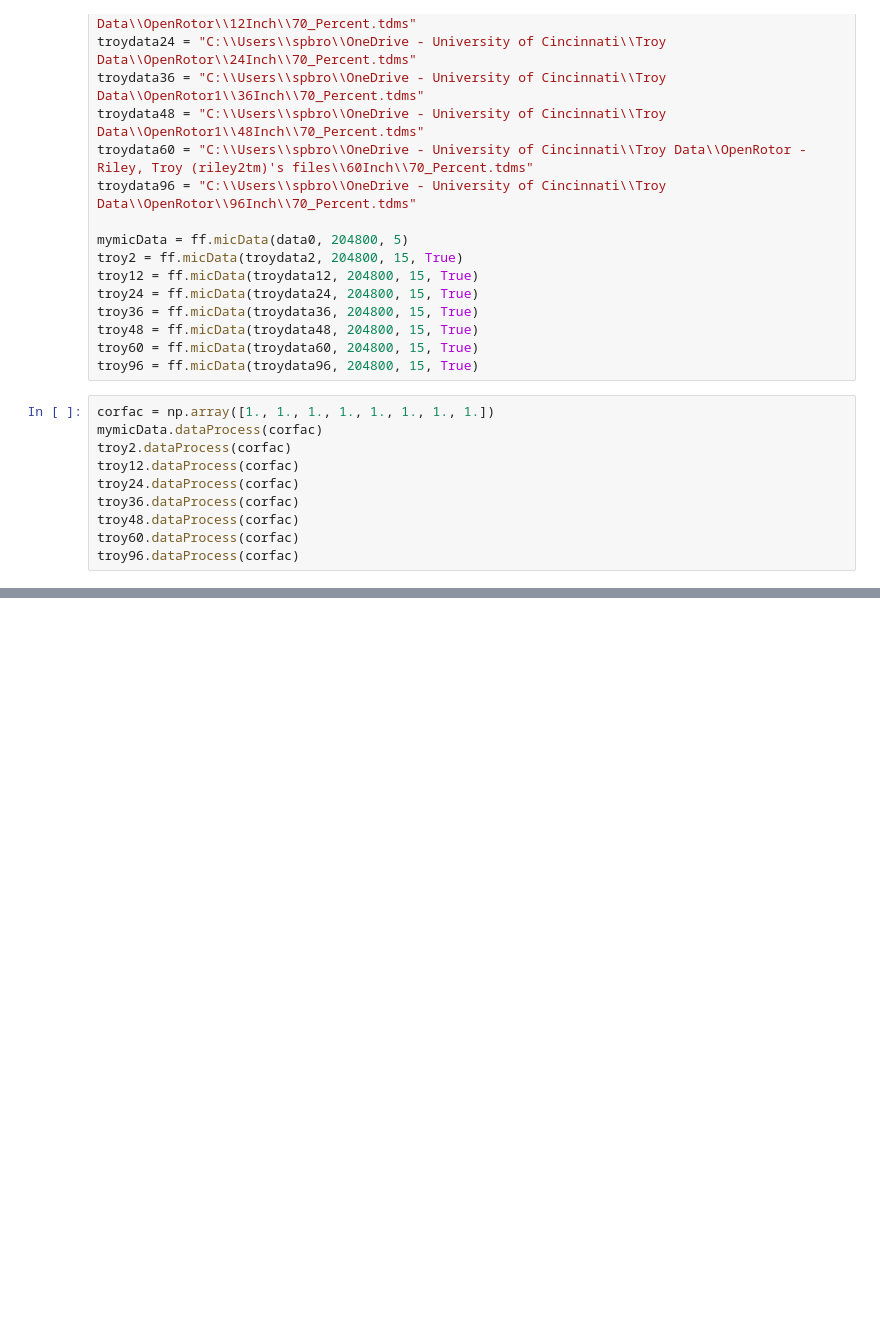
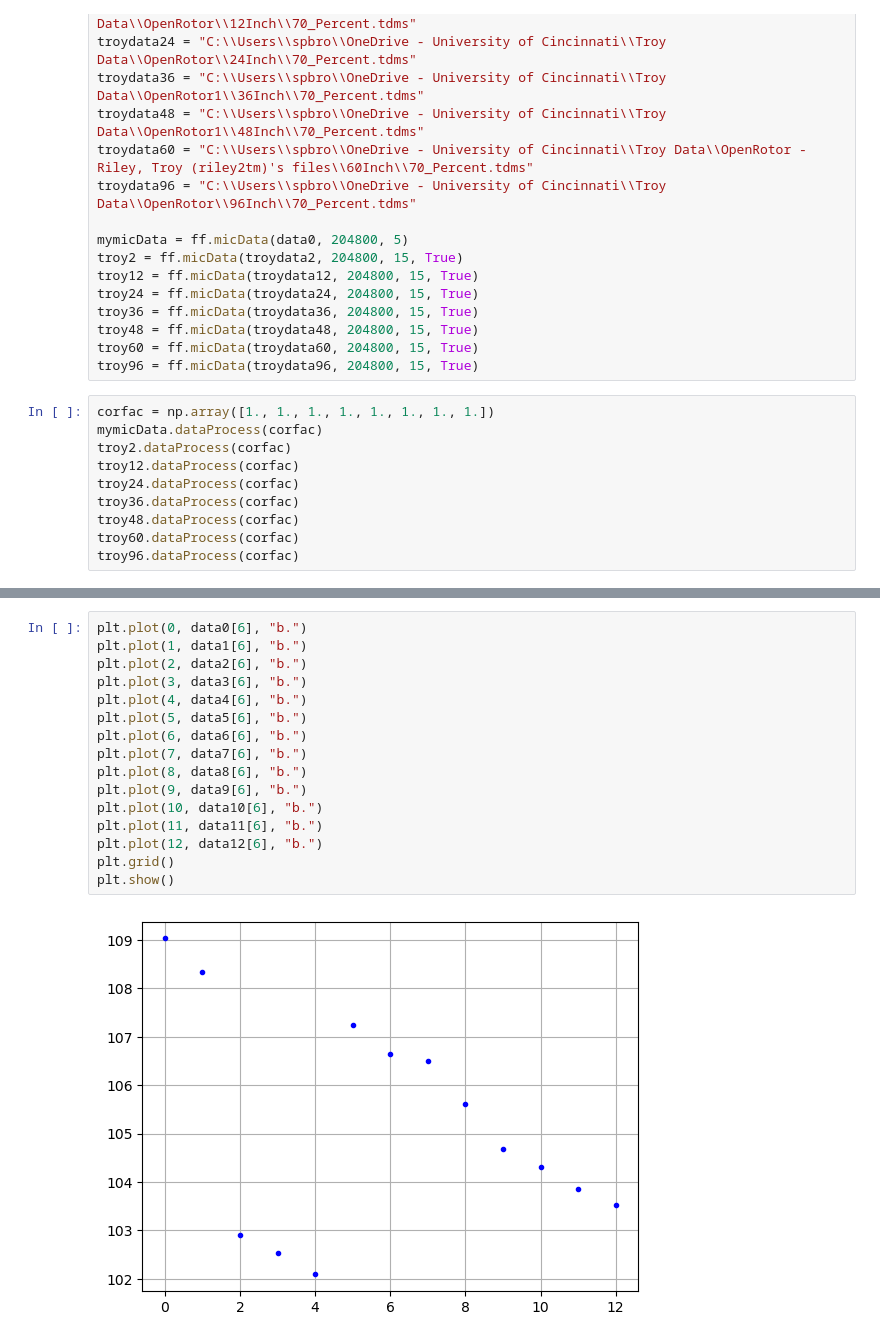
Before and after one commit to sladesladeslade/CuppolettiLab, a Jupyter notebook: Spr 23 UGR/UGRplots.ipynb, the cells around one changed output, grey strips where cells are left out. Drawn from its saved outputs; the diff is of its cells as text; blank space fills up the shorter version.

Commit message:
plots idk yet

```diff
--- a/Spr 23 UGR/UGRplots.ipynb
+++ b/Spr 23 UGR/UGRplots.ipynb
@@ -116,0 +80,18 @@ plt.show()
+# %%
+plt.plot(0, data0[6], "b.")
+plt.plot(1, data1[6], "b.")
+plt.plot(2, data2[6], "b.")
+plt.plot(3, data3[6], "b.")
+plt.plot(4, data4[6], "b.")
+plt.plot(5, data5[6], "b.")
+plt.plot(6, data6[6], "b.")
+plt.plot(7, data7[6], "b.")
+plt.plot(8, data8[6], "b.")
+plt.plot(9, data9[6], "b.")
+plt.plot(10, data10[6], "b.")
+plt.plot(11, data11[6], "b.")
+plt.plot(12, data12[6], "b.")
+plt.grid()
+plt.show()
+# %% [output]
+[figure, added]
```
Also changed, not shown: parts of 7 cells of this notebook.
